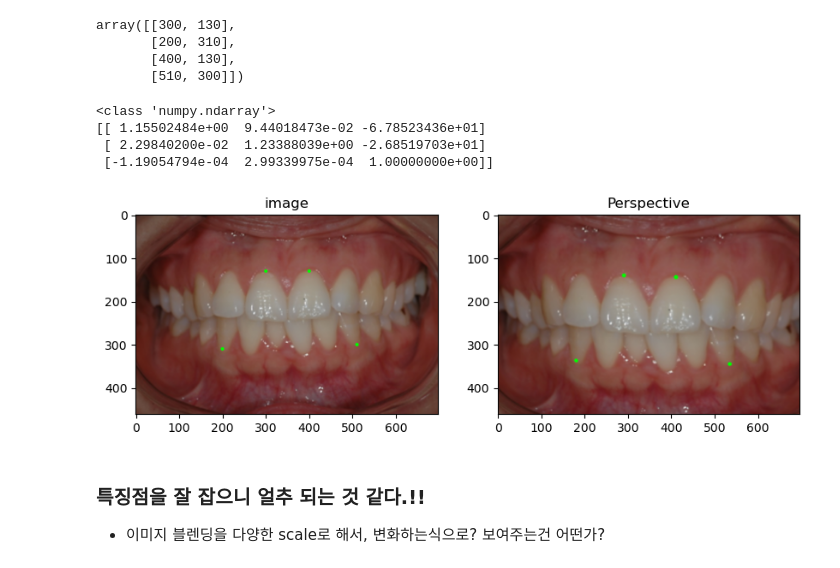
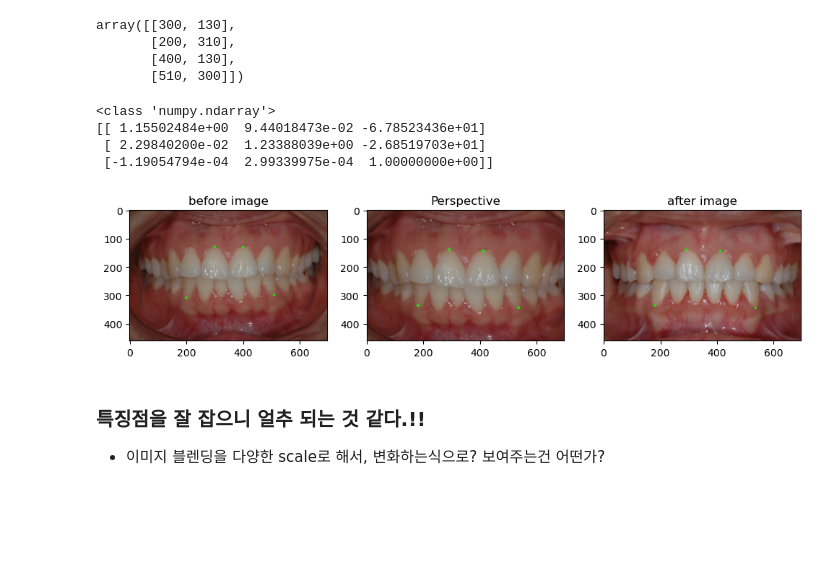
Before and after one commit to K-hyewon/ImageProcessing, a Jupyter notebook: study/image_registeration/0528.ipynb, the cells around one changed output. Drawn from its saved outputs; the diff is of its cells as text; code cells hidden in the pictures; blank space fills up the shorter version.

```diff
--- a/study/image_registeration/0528.ipynb
+++ b/study/image_registeration/0528.ipynb
@@ -67,26 +67,27 @@ array([[300, 130],
 # %%
 b_centers=np.array(b_centers).astype("float32")
 a_centers=np.array(a_centers).astype("float32")
 
 M = cv2.getPerspectiveTransform(b_centers, a_centers)
 print(type(M))
 print(M)
 
 b2aView = cv2.warpPerspective(b, M, (b.shape[1],b.shape[0]))
 
 # cv2.imwrite('/home/tkd_010/ImageProcessing/study/image_registeration/save0528/Perspective_Transform_B2A.png', \
 #             cv2.cvtColor(b2aView, cv2.COLOR_RGB2BGR))
 
-plt.figure(figsize=(10,8))
-plt.subplot(121),plt.imshow(b),plt.title('image')
-plt.subplot(122),plt.imshow(b2aView),plt.title('Perspective')
+plt.figure(figsize=(12,10))
+plt.subplot(131),plt.imshow(b),plt.title('before image')
+plt.subplot(132),plt.imshow(b2aView),plt.title('Perspective')
+plt.subplot(133),plt.imshow(a),plt.title('after image')
 plt.show()
 # %% [output]
 <class 'numpy.ndarray'>
 [[ 1.15502484e+00  9.44018473e-02 -6.78523436e+01]
  [ 2.29840200e-02  1.23388039e+00 -2.68519703e+01]
  [-1.19054794e-04  2.99339975e-04  1.00000000e+00]]
-[figure, old version]
+[figure, new version]
 # %% [markdown]
 ### 특징점을 잘 잡으니 얼추 되는 것 같다.!!
 - 이미지 블렌딩을 다양한 scale로 해서, 변화하는식으로? 보여주는건 어떤가?
```
Also changed, not shown: 1 other file.
